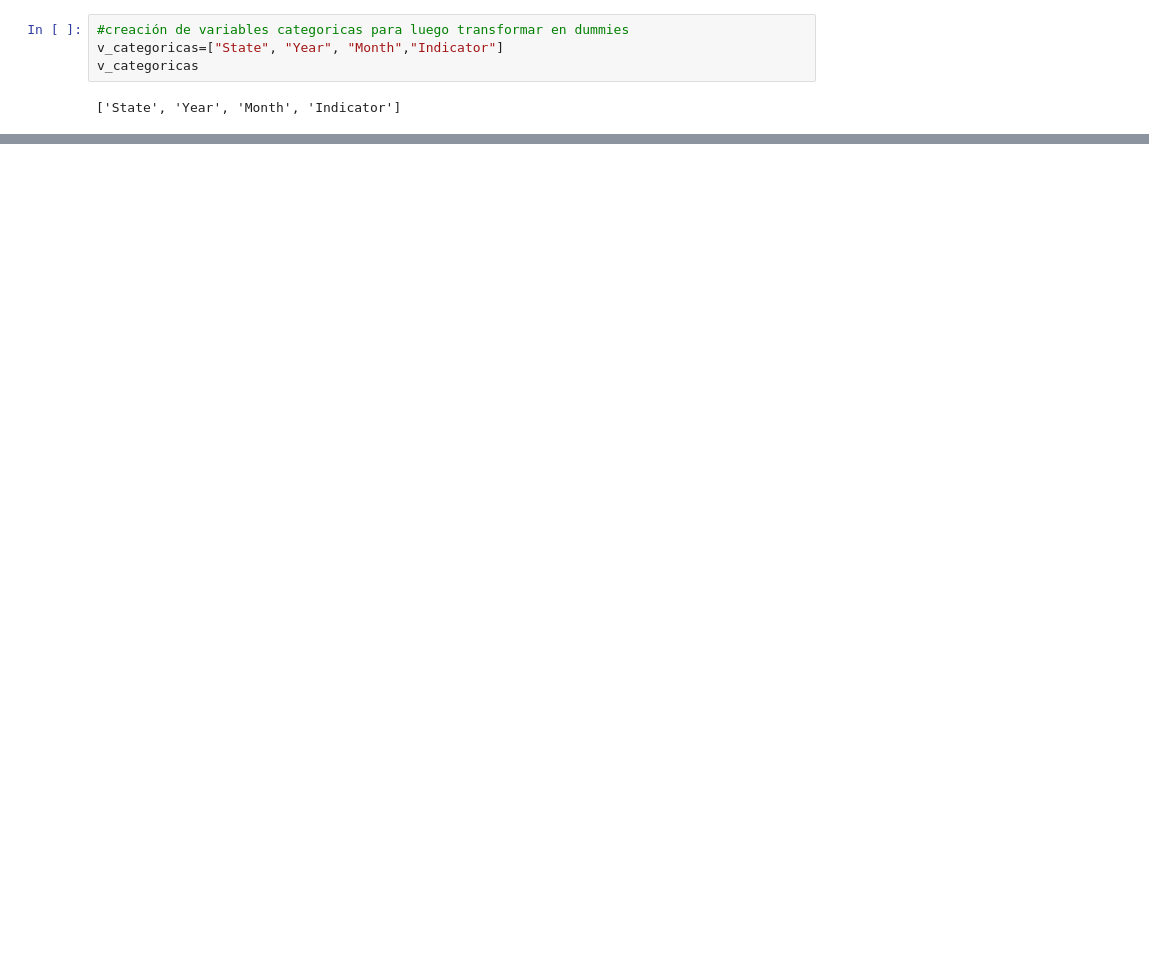
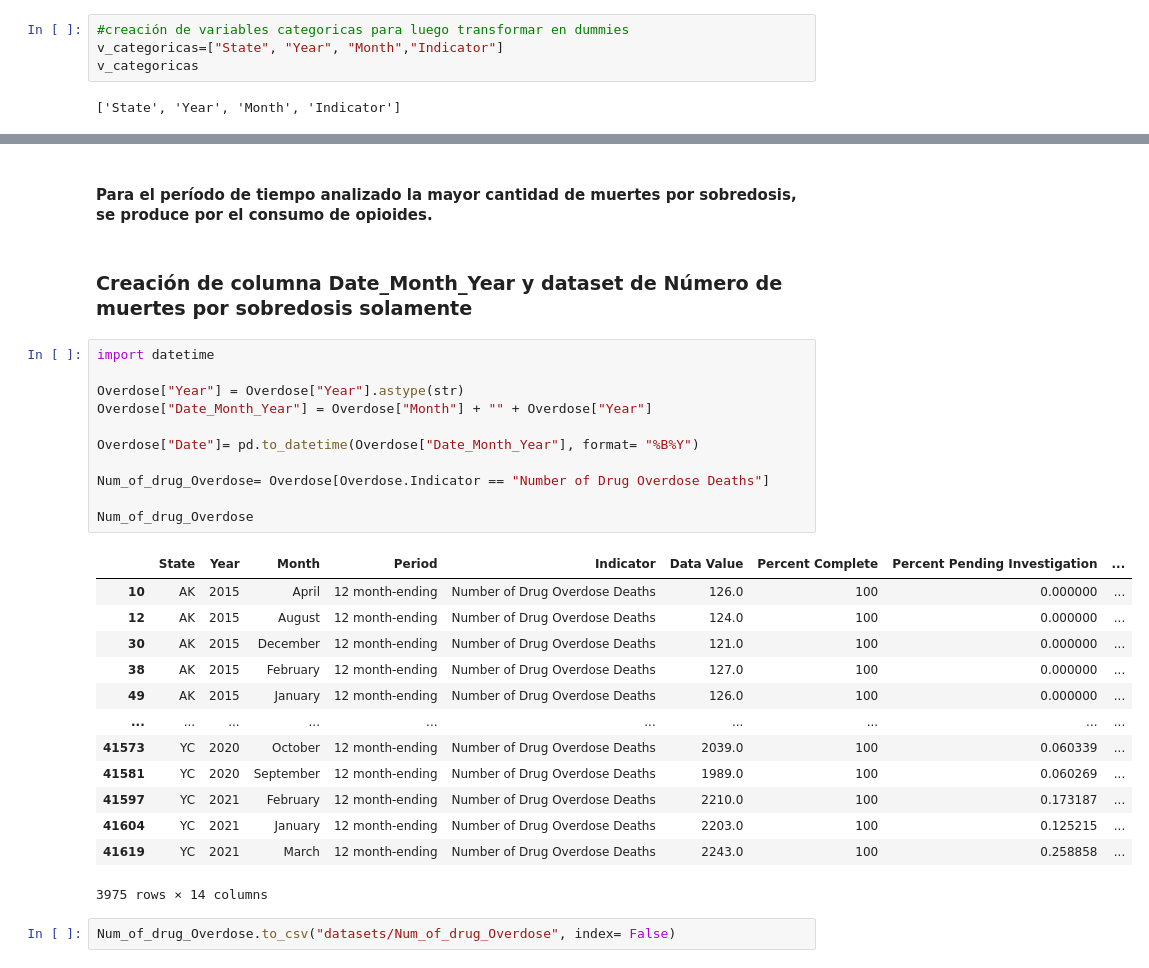
Before and after one commit to No-Country/c16-92-ft-data-bi, a Jupyter notebook: EDA.ipynb, the cells around one changed output, grey strips where cells are left out. Cells and saved outputs as stored; diff of their text form; blank space fills up the shorter version.

```diff
--- a/EDA.ipynb
+++ b/EDA.ipynb
@@ -90,0 +142,31 @@ v_categoricas
+# %% [markdown]
+#### Para el período de tiempo analizado la mayor cantidad de muertes por sobredosis, se produce por el consumo de opioides.
+# %% [markdown]
+### Creación de columna Date_Month_Year y dataset de Número de muertes por sobredosis solamente
+# %%
+import datetime
+
+Overdose["Year"] = Overdose["Year"].astype(str)
+Overdose["Date_Month_Year"] = Overdose["Month"] + "" + Overdose["Year"]
+
+Overdose["Date"]= pd.to_datetime(Overdose["Date_Month_Year"], format= "%B%Y")
+
+Num_of_drug_Overdose= Overdose[Overdose.Indicator == "Number of Drug Overdose Deaths"]
+
+Num_of_drug_Overdose
+# %% [output]
+|  | State | Year | Month | Period | Indicator | Data Value | Percent Complete | Percent Pending Investigation | ... |
+| 10 | AK | 2015 | April | 12 month-ending | Number of Drug Overdose Deaths | 126.0 | 100 | 0.000000 | ... |
+| 12 | AK | 2015 | August | 12 month-ending | Number of Drug Overdose Deaths | 124.0 | 100 | 0.000000 | ... |
+| 30 | AK | 2015 | December | 12 month-ending | Number of Drug Overdose Deaths | 121.0 | 100 | 0.000000 | ... |
+| 38 | AK | 2015 | February | 12 month-ending | Number of Drug Overdose Deaths | 127.0 | 100 | 0.000000 | ... |
+| 49 | AK | 2015 | January | 12 month-ending | Number of Drug Overdose Deaths | 126.0 | 100 | 0.000000 | ... |
+| ... | ... | ... | ... | ... | ... | ... | ... | ... | ... |
+| 41573 | YC | 2020 | October | 12 month-ending | Number of Drug Overdose Deaths | 2039.0 | 100 | 0.060339 | ... |
+| 41581 | YC | 2020 | September | 12 month-ending | Number of Drug Overdose Deaths | 1989.0 | 100 | 0.060269 | ... |
+| 41597 | YC | 2021 | February | 12 month-ending | Number of Drug Overdose Deaths | 2210.0 | 100 | 0.173187 | ... |
+| 41604 | YC | 2021 | January | 12 month-ending | Number of Drug Overdose Deaths | 2203.0 | 100 | 0.125215 | ... |
+| 41619 | YC | 2021 | March | 12 month-ending | Number of Drug Overdose Deaths | 2243.0 | 100 | 0.258858 | ... |
+3975 rows × 14 columns
+# %%
+Num_of_drug_Overdose.to_csv("datasets/Num_of_drug_Overdose", index= False)
```
Also changed, not shown: parts of 5 cells of this notebook, 1 other file.
